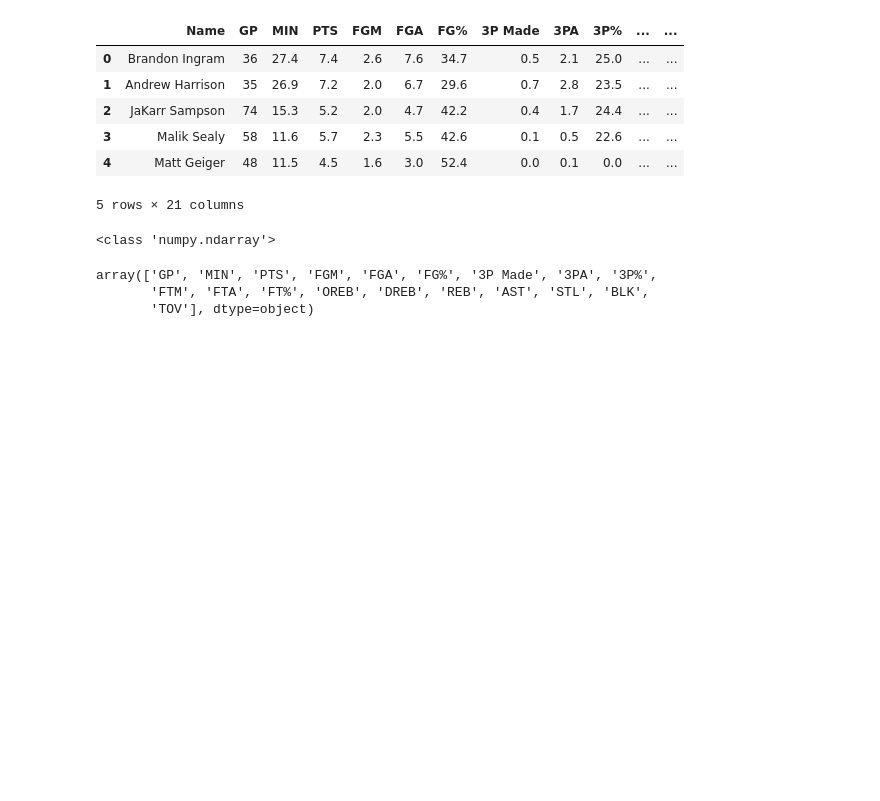
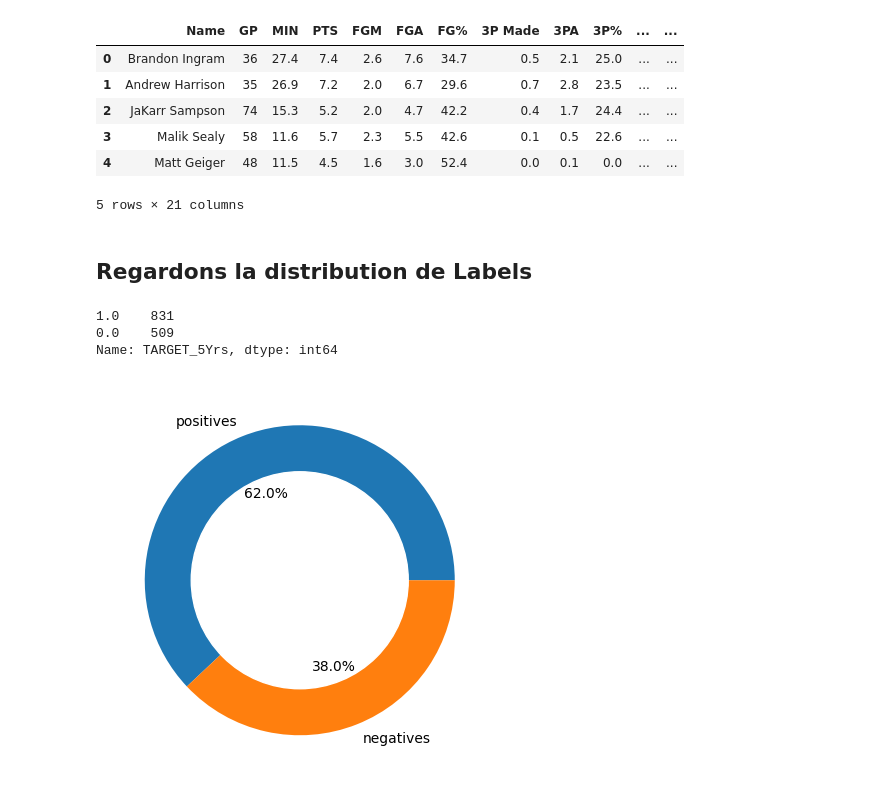
Before and after one commit to khadija-gharnati/NBA_player_investement_prediction, a Jupyter notebook: Analyse.ipynb, the cells around one changed output. Drawn from its saved outputs; the diff is of its cells as text; code cells hidden in the pictures; blank space fills up the shorter version.

```diff
--- a/Analyse.ipynb
+++ b/Analyse.ipynb
@@ -38,6 +71,7 @@ def score_classifier(dataset,classifier,labels):
 # %%
 # Load dataset
 df = pd.read_csv(".\\nba_logreg.csv", sep = ";")
+df = df.fillna(0.0)
 df.head()
 # %% [output]
 |  | Name | GP | MIN | PTS | FGM | FGA | FG% | 3P Made | 3PA | 3P% | ... | ... |
@@ -49,14 +83,10 @@ df.head()
 5 rows × 21 columns
 # %%
 # extract names, labels, features names and values
+
 names = df['Name'].values.tolist() # players names
 labels = df['TARGET_5Yrs'].values # labels
 paramset = df.drop(['TARGET_5Yrs','Name'],axis=1).columns.values
 df_vals = df.drop(['TARGET_5Yrs','Name'],axis=1).values
-# %% [output]
-<class 'numpy.ndarray'>
-array(['GP', 'MIN', 'PTS', 'FGM', 'FGA', 'FG%', '3P Made', '3PA', '3P%',
-       'FTM', 'FTA', 'FT%', 'OREB', 'DREB', 'REB', 'AST', 'STL', 'BLK',
-       'TOV'], dtype=object)
 # %%
 # replacing Nan values (only present when no 3 points attempts have been performed by a player)
@@ -64,0 +98,17 @@ for x in np.argwhere(np.isnan(df_vals)):
+# %% [markdown]
+## Regardons la distribution de Labels
+# %%
+per_class = df['TARGET_5Yrs'].value_counts()
+
+print(per_class)
+plt.figure(figsize=(5,10))
+my_circle=plt.Circle( (0,0), 0.7, color='white')
+plt.pie(per_class, labels=['positives', 'negatives'],autopct='%1.1f%%')
+p=plt.gcf()
+p.gca().add_artist(my_circle)
+plt.show()
+# %% [output]
+1.0    831
+0.0    509
+Name: TARGET_5Yrs, dtype: int64
+[figure, added]
```
Also changed, not shown: parts of 38 cells of this notebook, 6 other files.
